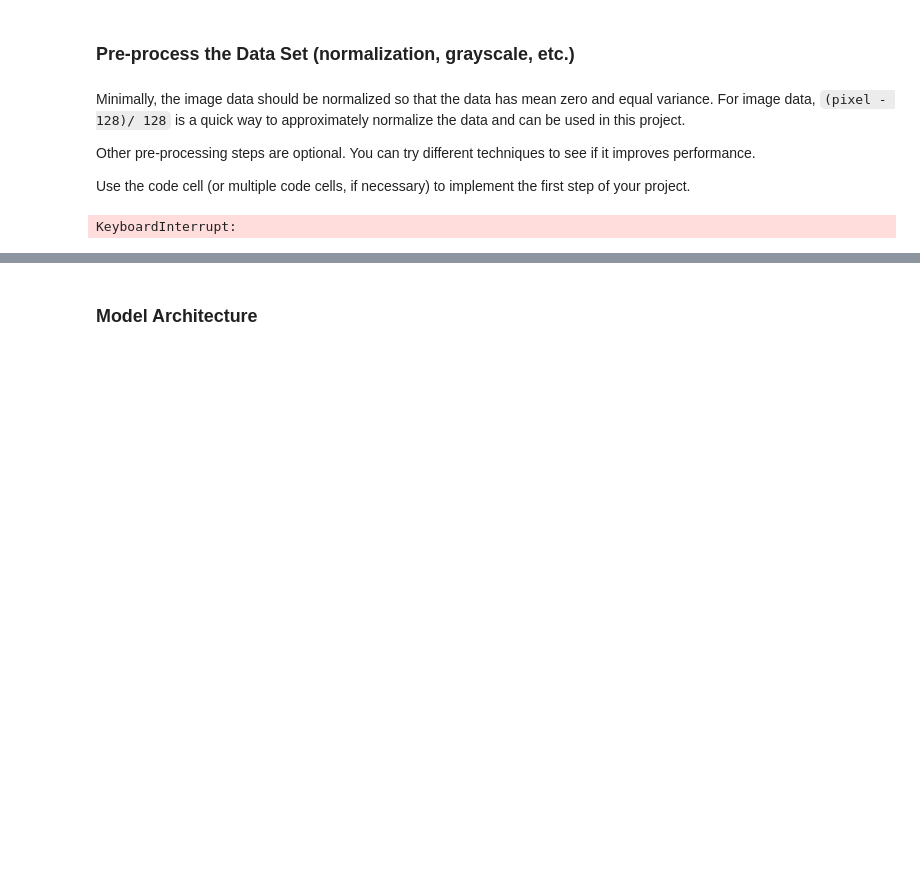
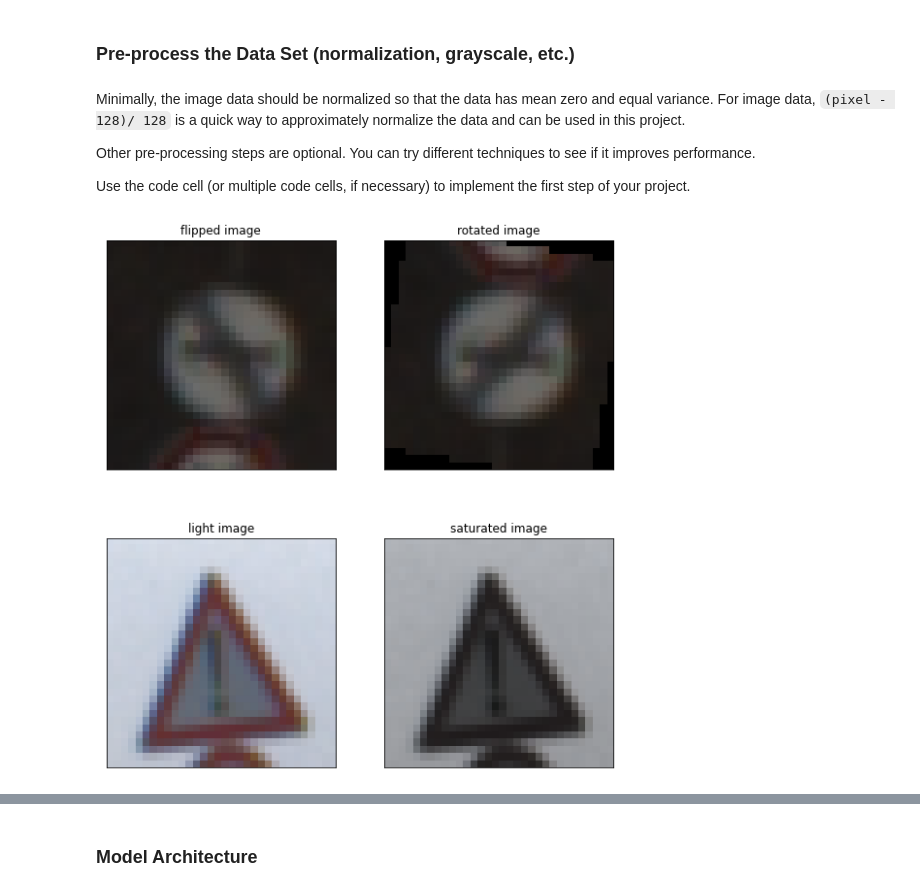
Before and after one commit to chinitaberrio/-Project_3_SDC_nanodegree-, a Jupyter notebook: Traffic_Sign_Classifier.ipynb, the cells around one changed output, grey strips where cells are left out. Drawn from its saved outputs; the diff is of its cells as text; code cells hidden in the pictures; blank space fills up the shorter version.

```diff
--- a/Traffic_Sign_Classifier.ipynb
+++ b/Traffic_Sign_Classifier.ipynb
@@ -159,52 +158,70 @@ import cv2
 import random
 from scipy import ndimage
 
-
+#flipping hortizontally the image
 def flipping_img(img):
     return cv2.flip(img, 0)
 
+#rotating the iamge a random angle between -45  and 45 degrees
 def rotate_img(img):
-    rotated = ndimage.rotate(img, 90*random.random(), reshape=False)
+    rotated = ndimage.rotate(img, (80*random.random()-40), reshape=False)
     return (rotated)
 
+# modifying the lightness colorspace
 def light_img(img):
     hls = cv2.cvtColor(image, cv2.COLOR_RGB2HLS)
-    hls[:,:,1] = hls[:,:,1] + 50*random.random()
+    hls[:,:,1] = np.minimum(hls[:,:,1] + (100*random.random()-50),256)
     return(cv2.cvtColor(hls, cv2.COLOR_HLS2RGB))
 
-def dark_img(img):
+# modifying the saturation colorspace
+def sat_img(img):
     hls = cv2.cvtColor(image, cv2.COLOR_RGB2HLS)
-    hls[:,:,1] = hls[:,:,1] - 50*random.random()
+    hls[:,:,2] = np.minimum(hls[:,:,2]*(1.2*random.random()-0.6),256)
     return(cv2.cvtColor(hls, cv2.COLOR_HLS2RGB))
+
+
+fig, axes = plt.subplots(2, 2, figsize=(10, 10),
+                         subplot_kw={'xticks': [], 'yticks': []})
+
+fig.subplots_adjust(hspace=0.3, wspace=0.05)
+
+#Example of the augmentation techniques
+axes[0,0].imshow(flipping_img(X_train[1]))
+axes[0,0].set_title('flipped image')
+axes[0,1].imshow(rotate_img(X_train[1]))
+axes[0,1].set_title('rotated image')
+axes[1,0].imshow(light_img(X_train[1]))
+axes[1,0].set_title('light image')
+axes[1,1].imshow(sat_img(X_train[1]))
+axes[1,1].set_title('saturated image')
 
 
 for l_aug in  labels_aug:
 
     #total number of samples per label
     nl_train = hist[l_aug]
     # 25 % for each data augmentation technique
     n_aug = (1500-nl_train)//4
 
     for sample in range(n_aug):
 
         images_label_inx = [i for i,v in enumerate(y_train == l_aug) if v]
         # Selecting a random image with the label l_aug
         rd_image = random.choice(images_label_inx)
 
-        #Augmenting the training set with flipping, rotating and
-
+        #Augmenting the training set with flipping, rotating and modifying lightness and saturation
         X_train = np.concatenate((X_train, [flipping_img(X_train[rd_image])]), axis = 0)
         y_train = np.append(y_train, [l_aug])
 
         X_train = np.concatenate((X_train, [rotate_img(X_train[rd_image])]), axis = 0)
         y_train = np.append(y_train, [l_aug])
 
         X_train = np.concatenate((X_train, [light_img(X_train[rd_image])]), axis = 0)
         y_train = np.append(y_train, [l_aug])
 
-        X_train = np.concatenate((X_train, [dark_img(X_train[rd_image])]), axis = 0)
+        X_train = np.concatenate((X_train, [sat_img(X_train[rd_image])]), axis = 0)
         y_train = np.append(y_train, [l_aug])
 # %% [output]
-KeyboardInterrupt:
+[figure, added]
 # %%
 #Plotting a histogram of the new training set
```
Also changed, not shown: parts of 17 cells of this notebook, 12 other files.
